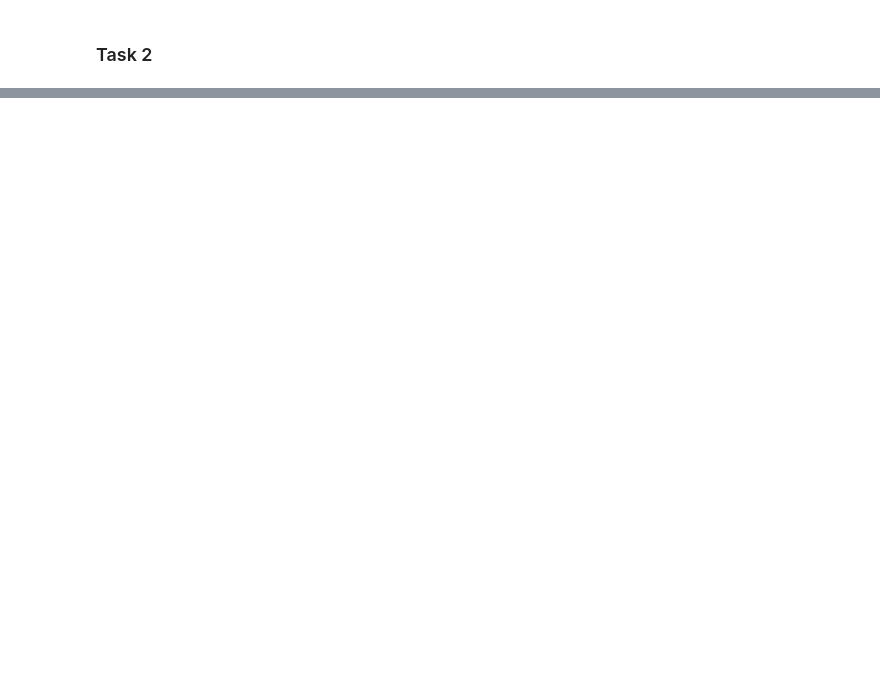
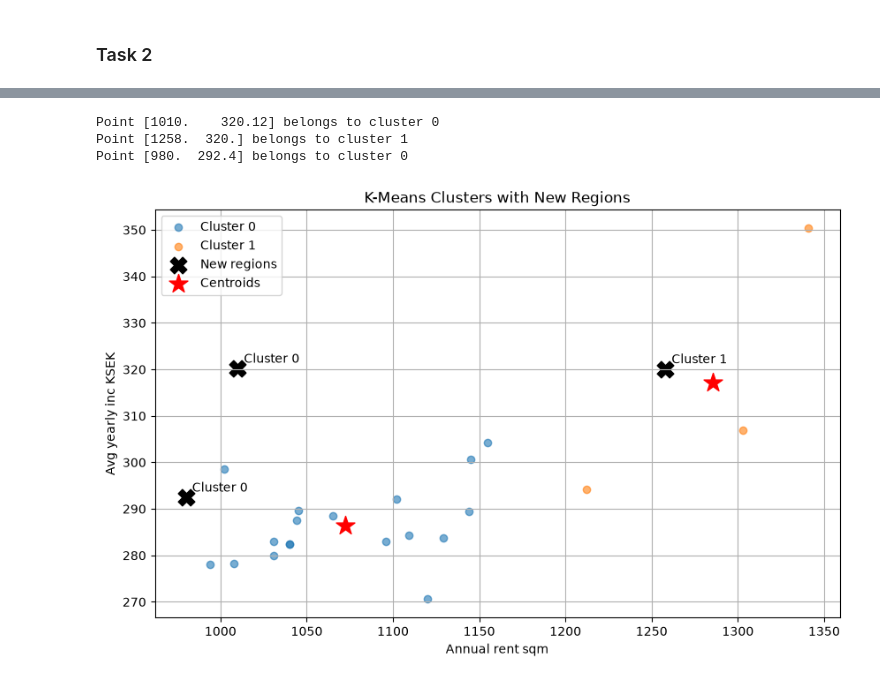
Before and after one commit to vamsik1606/Ai_programmin_course, a Jupyter notebook: lab3/lab3_grp18.ipynb, the cells around one changed output, grey strips where cells are left out. Drawn from its saved outputs; the diff is of its cells as text; code cells hidden in the pictures; blank space fills up the shorter version.

```diff
--- a/lab3/lab3_grp18.ipynb
+++ b/lab3/lab3_grp18.ipynb
@@ -164,0 +320,73 @@ plt.show()
+# %%
+new_points = np.array([
+    [1010, 320.12],
+    [1258, 320],
+    [980, 292.4]
+])
+
+
+predicted_clusters = model.predict(new_points)
+
+for point, cluster in zip(new_points, predicted_clusters):
+    print(f"Point {point} belongs to cluster {cluster}")
+# %% [output]
+Point [1010.    320.12] belongs to cluster 0
+Point [1258.  320.] belongs to cluster 1
+Point [980.  292.4] belongs to cluster 0
+# %%
+
+labels = model.labels_
+
+
+x_column, y_column = data_df_points.columns
+
+plt.figure(figsize=(10, 6))
+
+
+for cluster in np.unique(labels):
+    cluster_points = data_df_points.iloc[labels == cluster]
+
+    plt.scatter(
+        cluster_points[x_column],
+        cluster_points[y_column],
+        label=f"Cluster {cluster}",
+        alpha=0.6
+    )
+
+
+plt.scatter(
+    new_points[:, 0],
+    new_points[:, 1],
+    color="black",
+    marker="X",
+    s=180,
+    label="New regions"
+)
+
+for point, cluster in zip(new_points, predicted_clusters):
+    plt.annotate(
+        f"Cluster {cluster}",
+        (point[0], point[1]),
+        xytext=(5, 5),
+        textcoords="offset points"
+    )
+
+centroids = model.cluster_centers_
+
+plt.scatter(
+    centroids[:, 0],
+    centroids[:, 1],
+    color="red",
+    marker="*",
+    s=250,
+    label="Centroids"
+)
+
+plt.xlabel(x_column)
+plt.ylabel(y_column)
+plt.title("K-Means Clusters with New Regions")
+plt.legend()
+plt.grid(True)
+plt.show()
+# %% [output]
+[figure, added]
```
Also changed, not shown: parts of 11 cells of this notebook.
